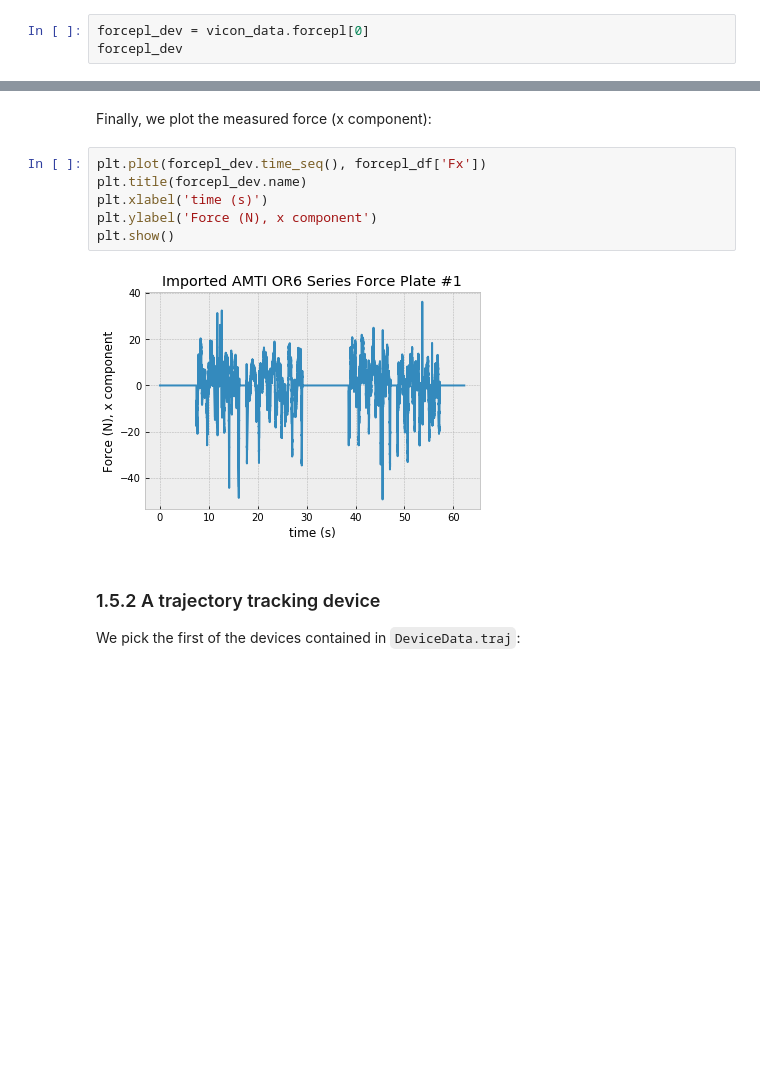
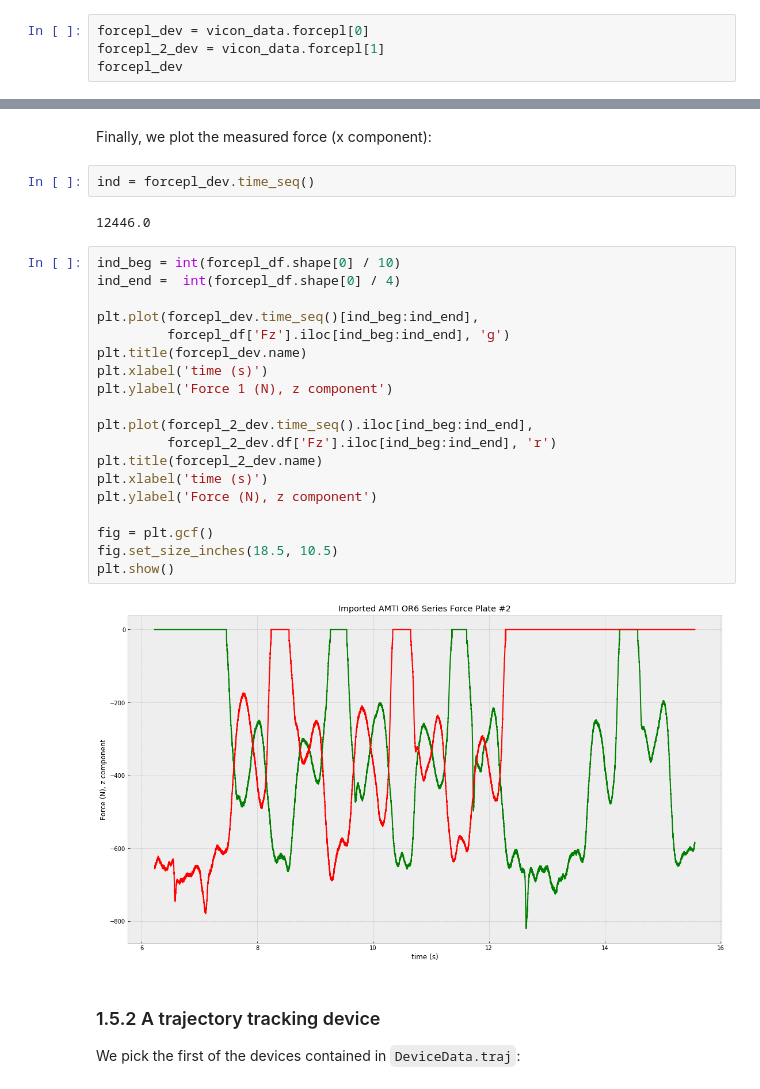
Before and after one commit to elvis-sik/muscle_synergies, a Jupyter notebook: examples/1. Loading and plotting data.ipynb, the cells around one changed output, grey strips where cells are left out. Saved outputs shown, nothing was run; the diff lists cells and outputs as text; blank space fills up the shorter version.

```diff
--- a/examples/1. Loading and plotting data.ipynb
+++ b/examples/1. Loading and plotting data.ipynb
@@ -143,5 +143,6 @@ The different force plates are stored as a list in `ViconNexusData.forcepl`.
 We grab the first one:
 # %%
 forcepl_dev = vicon_data.forcepl[0]
+forcepl_2_dev = vicon_data.forcepl[1]
 forcepl_dev
 # %% [output]
@@ -168,14 +169,31 @@ forcepl_dev.units
 ('N', 'N', 'N', 'N.mm', 'N.mm', 'N.mm', 'mm', 'mm', 'mm')
 # %% [markdown]
 Finally, we plot the measured force (x component):
-# %%
-plt.plot(forcepl_dev.time_seq(), forcepl_df['Fx'])
-plt.title(forcepl_dev.name)
-plt.xlabel('time (s)')
-plt.ylabel('Force (N), x component')
-plt.show()
-# %% [output]
-[figure, removed]
+# %%
+ind = forcepl_dev.time_seq()
+# %% [output]
+12446.0
+# %%
+ind_beg = int(forcepl_df.shape[0] / 10)
+ind_end =  int(forcepl_df.shape[0] / 4)
+
+plt.plot(forcepl_dev.time_seq()[ind_beg:ind_end],
+         forcepl_df['Fz'].iloc[ind_beg:ind_end], 'g')
+plt.title(forcepl_dev.name)
+plt.xlabel('time (s)')
+plt.ylabel('Force 1 (N), z component')
+
+plt.plot(forcepl_2_dev.time_seq().iloc[ind_beg:ind_end],
+         forcepl_2_dev.df['Fz'].iloc[ind_beg:ind_end], 'r')
+plt.title(forcepl_2_dev.name)
+plt.xlabel('time (s)')
+plt.ylabel('Force (N), z component')
+
+fig = plt.gcf()
+fig.set_size_inches(18.5, 10.5)
+plt.show()
+# %% [output]
+[figure, added]
 # %% [markdown]
 ### 1.5.2 A trajectory tracking device
 
```
Also changed, not shown: parts of 2 cells of this notebook, 1 other file.
